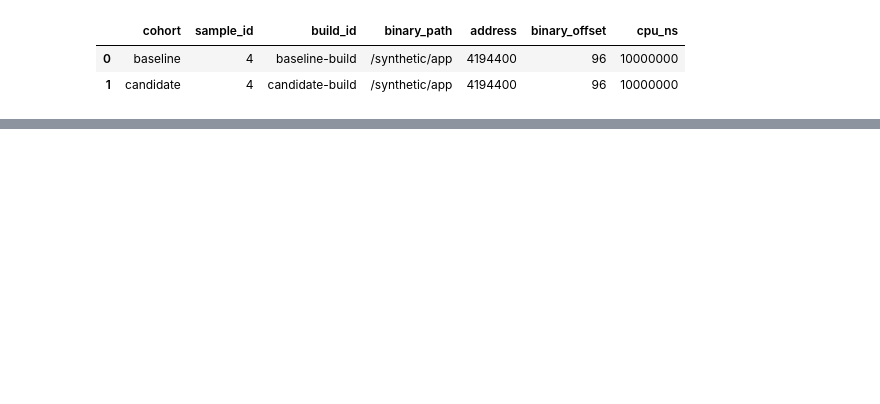
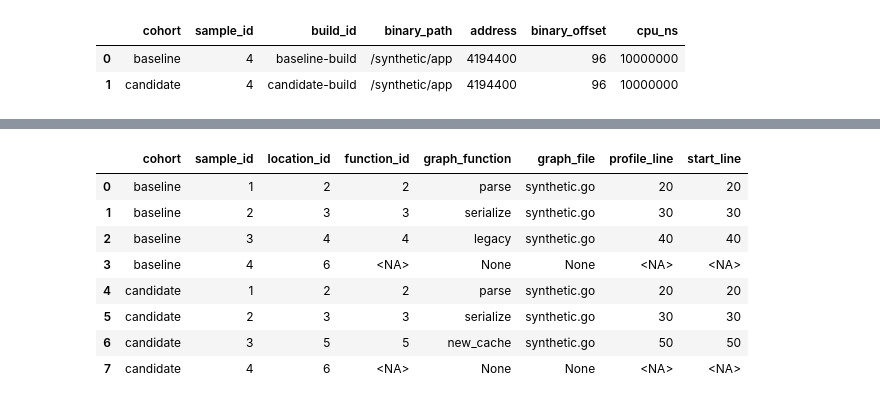
Before and after one commit to Query-farm/vgi-pprof, a Jupyter notebook: notebooks/01_compare_profiles_on_a_declared_basis.ipynb, the cells around one changed output, grey strips where cells are left out. Saved outputs shown, nothing was run; the diff lists cells and outputs as text; code cells hidden in the pictures; blank space fills up the shorter version.

Commit message:
Expand pprof notebook to full SQL surface coverage [skip ci]

```diff
--- a/notebooks/01_compare_profiles_on_a_declared_basis.ipynb
+++ b/notebooks/01_compare_profiles_on_a_declared_basis.ipynb
@@ -329,0 +315,23 @@ SELECT * FROM unknown_addresses ORDER BY cohort;
+# %%
+%%sql
+CREATE TABLE profile_functions AS SELECT * FROM pprof.main.functions('fixtures/*.pb.gz');
+CREATE TABLE leaf_graph AS
+SELECT c.cohort,c.file,c.sample_id,l.location_id,len(l.lines) AS inline_depth,
+ l.lines[1].function_id AS function_id,f.name AS graph_function,f.filename AS graph_file,
+ l.lines[1].line AS profile_line,f.start_line,c.leaf_function,c.leaf_file
+FROM sample_cpu c JOIN profile_samples s ON c.file=s.file AND c.sample_id=s.sample_id
+LEFT JOIN profile_locations l ON s.file=l.file AND s.location_ids[1]=l.location_id AND l.error IS NULL
+LEFT JOIN profile_functions f ON l.file=f.file AND l.lines[1].function_id=f.function_id AND f.error IS NULL
+WHERE s.error IS NULL;
+SELECT cohort,sample_id,location_id,function_id,graph_function,graph_file,profile_line,start_line
+FROM leaf_graph ORDER BY cohort,sample_id;
+# %% [output]
+|  | cohort | sample_id | location_id | function_id | graph_function | graph_file | profile_line | start_line |
+| 0 | baseline | 1 | 2 | 2 | parse | synthetic.go | 20 | 20 |
+| 1 | baseline | 2 | 3 | 3 | serialize | synthetic.go | 30 | 30 |
+| 2 | baseline | 3 | 4 | 4 | legacy | synthetic.go | 40 | 40 |
+| 3 | baseline | 4 | 6 | <NA> | None | None | <NA> | <NA> |
+| 4 | candidate | 1 | 2 | 2 | parse | synthetic.go | 20 | 20 |
+| 5 | candidate | 2 | 3 | 3 | serialize | synthetic.go | 30 | 30 |
+| 6 | candidate | 3 | 5 | 5 | new_cache | synthetic.go | 50 | 50 |
+| 7 | candidate | 4 | 6 | <NA> | None | None | <NA> | <NA> |
```
Also changed, not shown: parts of 29 cells of this notebook, 9 other files.
